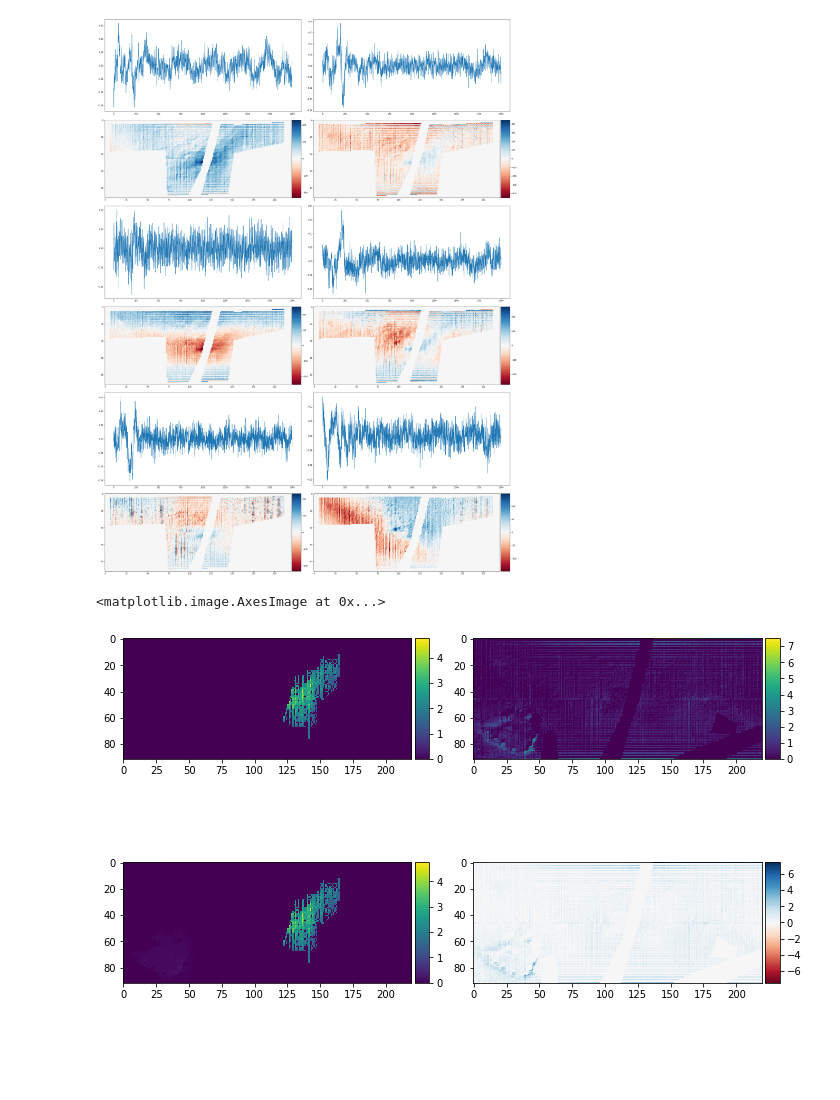
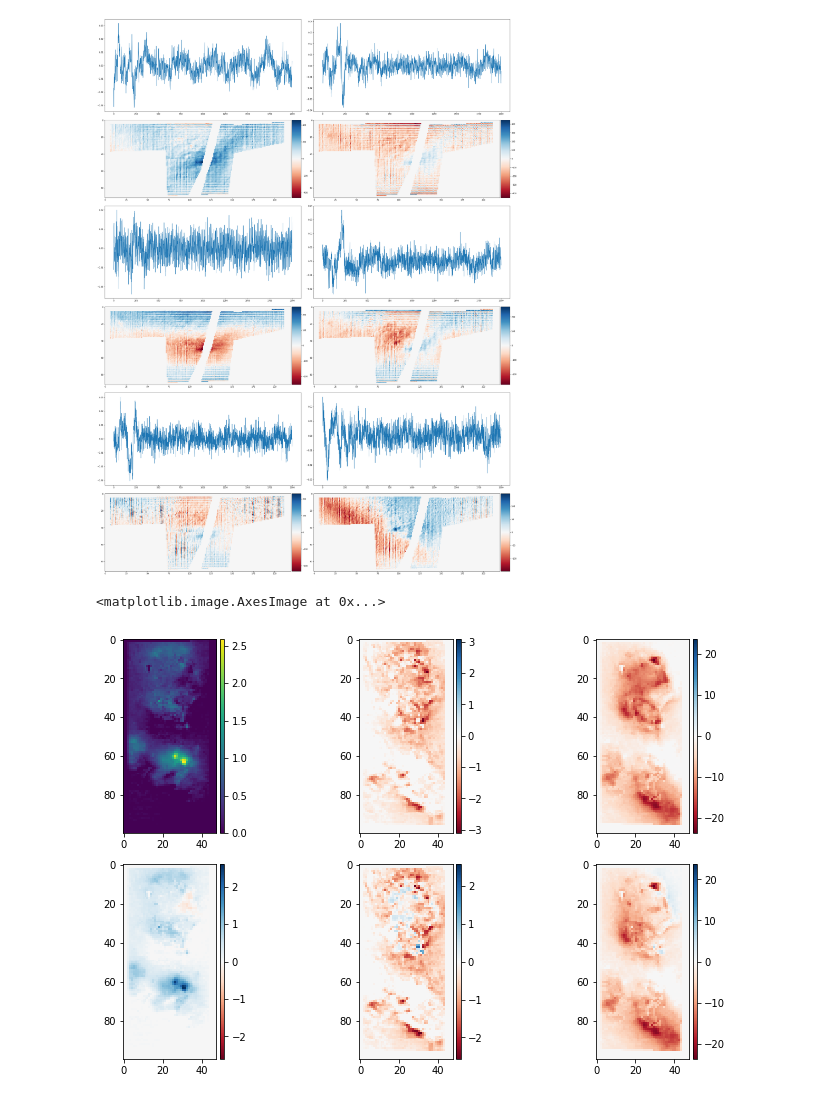
Before and after one commit to adamcohenlab/invivo-imaging, a Jupyter notebook: demix/demix.ipynb, the cells around one changed output. Drawn from its saved outputs; the diff is of its cells as text; code cells hidden in the pictures; blank space fills up the shorter version.

```diff
--- a/demix/demix.ipynb
+++ b/demix/demix.ipynb
@@ -18,7 +18,9 @@ from scipy.ndimage import center_of_mass
 # %% [markdown]
 ## Read in movie
 # %%
-path = '/n/cohen_lab/Lab/Labmembers/Linlin Fan/In vivo/IVOP14/2018-06-03_D24/Vol img/slice2/FOV21/184947_F/PMD_output'
+# path = '/n/cohen_lab/Lab/Data and Analysis/Electrochromic Protein/somArchon optopatch in vivo/NMFcorrection_MEX/IVOP21/2019-01-08/slice2/FOV4/161916_PuffTE2/PMD_output_MX'
+
+path = '/n/cohen_lab/Lab/Labmembers/Yoav Adam/Data/In Vivo/PlaceCells/PC1R1/2018-11-16_PC1R1-S1/slice1/FOV3/131943_FreeRun_Dilas-8V_488-OD1.0-Mask0-Pos22/PMD_output_MX'
 
 # read in motion corrected movie
 noise = np.squeeze(io.imread(path + '/Sn_image.tif'))
@@ -166,7 +210,7 @@ Y = movB.transpose(1,0,2).reshape(movB.shape[0] * movB.shape[1], movB.shape[2])
 X = np.hstack((rlt["fin_rlt"]["a"] * rlt["fin_rlt"]["c"][300,:],
                rlt["fin_rlt"]["fb"] * rlt["fin_rlt"]["ff"][300,:]))
 # %%
-final_cells = (0,1) # good cell components to keep
+final_cells = (1,3,7,8) # good cell components to keep
 nCells = len(final_cells)
 
 w = np.linalg.lstsq(np.hstack((X[:,final_cells],np.ones(X[:,:1].shape))), X[:,-bg_rank:])[0]
@@ -267,16 +345,20 @@ ff_ini = ff_ini[:,(0,1,2)]
 # %%
 # display for decorrellated footprints
 
 plt.figure(figsize=(10,25))
-plt.subplot(8,2,1)
-io.imshow(X[:,3].reshape(mov.shape[1::-1]).transpose(1,0))
-plt.subplot(8,2,2)
-io.imshow(X[:,4].reshape(mov.shape[1::-1]).transpose(1,0))
+plt.subplot(8,3,1)
+io.imshow(X[:,7].reshape(movB.shape[1::-1]).transpose(1,0))
+plt.subplot(8,3,2)
+io.imshow(X[:,8].reshape(movB.shape[1::-1]).transpose(1,0))
+plt.subplot(8,3,3)
+io.imshow(X[:,9].reshape(movB.shape[1::-1]).transpose(1,0))
 
-plt.subplot(8,2,3)
-io.imshow(X2[:,3].reshape(mov.shape[1::-1]).transpose(1,0))
-plt.subplot(8,2,4)
-io.imshow(X2[:,4].reshape(mov.shape[1::-1]).transpose(1,0))
+plt.subplot(8,3,4)
+io.imshow(X2[:,2].reshape(movB.shape[1::-1]).transpose(1,0))
+plt.subplot(8,3,5)
+io.imshow(X2[:,3].reshape(movB.shape[1::-1]).transpose(1,0))
+plt.subplot(8,3,6)
+io.imshow(X2[:,4].reshape(movB.shape[1::-1]).transpose(1,0))
 # %% [output]
 <matplotlib.image.AxesImage at 0x...>
-[figure, old version]
+[figure, new version]
```
Also changed, not shown: parts of 21 cells of this notebook, 3 other files.
